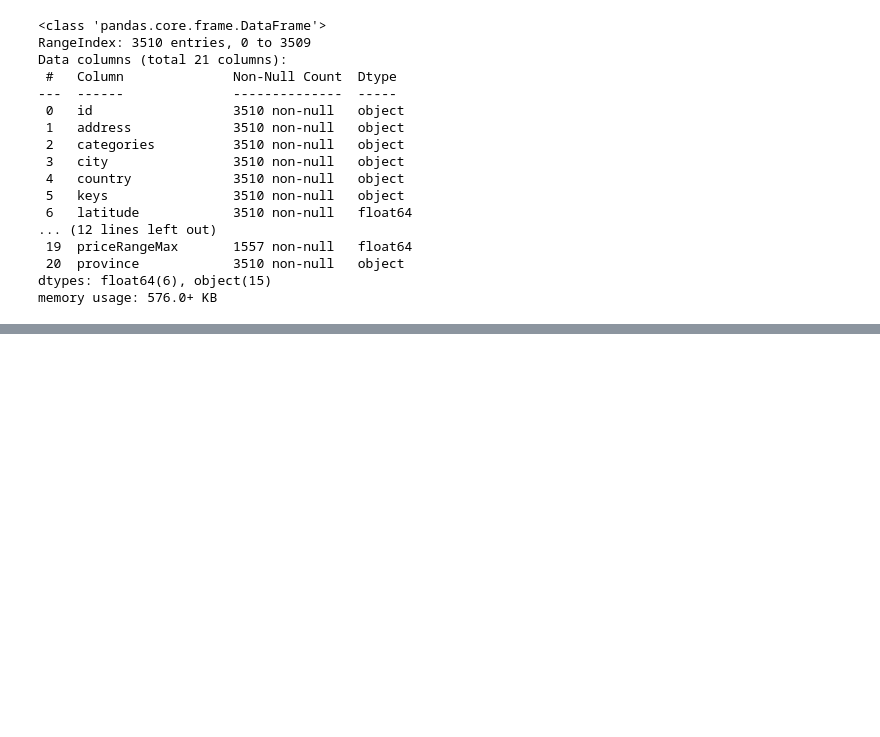
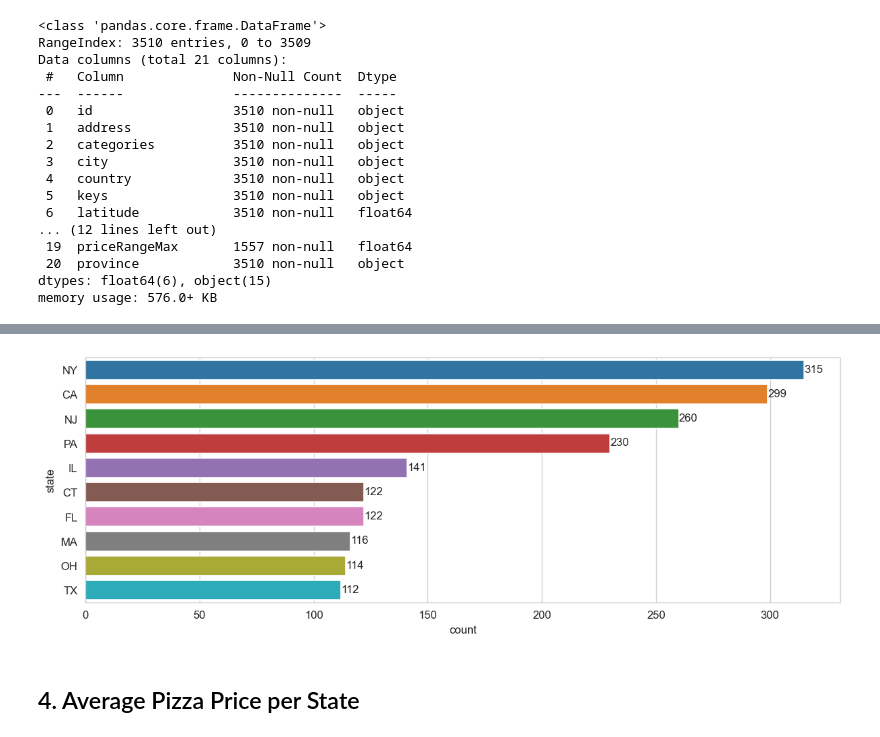
Before and after one commit to VasuVaishnav/Pizza-Data-Analysis, a Jupyter notebook: Pizza_Analysis.ipynb, the cells around one changed output, grey strips where cells are left out. Saved outputs shown, nothing was run; the diff lists cells and outputs as text; code cells hidden in the pictures; blank space fills up the shorter version.

```diff
--- a/Pizza_Analysis.ipynb
+++ b/Pizza_Analysis.ipynb
@@ -69,0 +242,3 @@ memory usage: 576.0+ KB
+# %%
+zipcode = zipcode[['STATE','zipcode']]
+zipcode.head()
@@ -69,0 +266,2 @@ memory usage: 576.0+ KB
+# %%
+zipcode['zipcode'] = zipcode['zipcode'].astype(str)
@@ -69,0 +280,4 @@ memory usage: 576.0+ KB
+# %%
+# merge `pizza data` and `zipcode data`
+pizza_merge = pd.merge(pizza_sub, zipcode, left_on='postalCode', right_on='zipcode', how='left')
+pizza_merge.head()
@@ -69,0 +308,18 @@ memory usage: 576.0+ KB
+# %%
+# count the restaurants by State
+counts = pizza_merge.STATE.value_counts()
+
+# merge
+pizza_clean = pd.merge(pizza_merge, counts.to_frame(),
+                       left_on='STATE', right_index=True, how='left')
+
+# drop unused columns and missing values
+pizza_clean = pizza_clean.drop(['id', 'postalCode', 'zipcode'], axis=1).dropna()
+
+# rename columns
+pizza_clean.columns = ['city', 'address', 'pizza_name',
+                        'latitude', 'longitude',
+                        'menus_amountMax', 'menus_amountMin',
+                        'pizza_counts', 'state', 'state_counts']
+
+pizza_clean.head()
@@ -69,0 +348,10 @@ memory usage: 576.0+ KB
+# %%
+plt.figure(figsize=(12,4),dpi=120)
+g = sns.countplot(y = 'state', data = pizza_clean ,order=pizza_clean['state'].value_counts().iloc[:10].index)
+# Inorder to add annotation to the graph, .1 is used to put the annotation in middle
+for index, value in enumerate(list(pizza_clean.state.value_counts().iloc[:10].values)):
+    g.text(value , index + .1, str(value))
+# %% [output]
+[figure, added]
+# %% [markdown]
+## 4. Average Pizza Price per State
```
Also changed, not shown: parts of 36 cells of this notebook.
